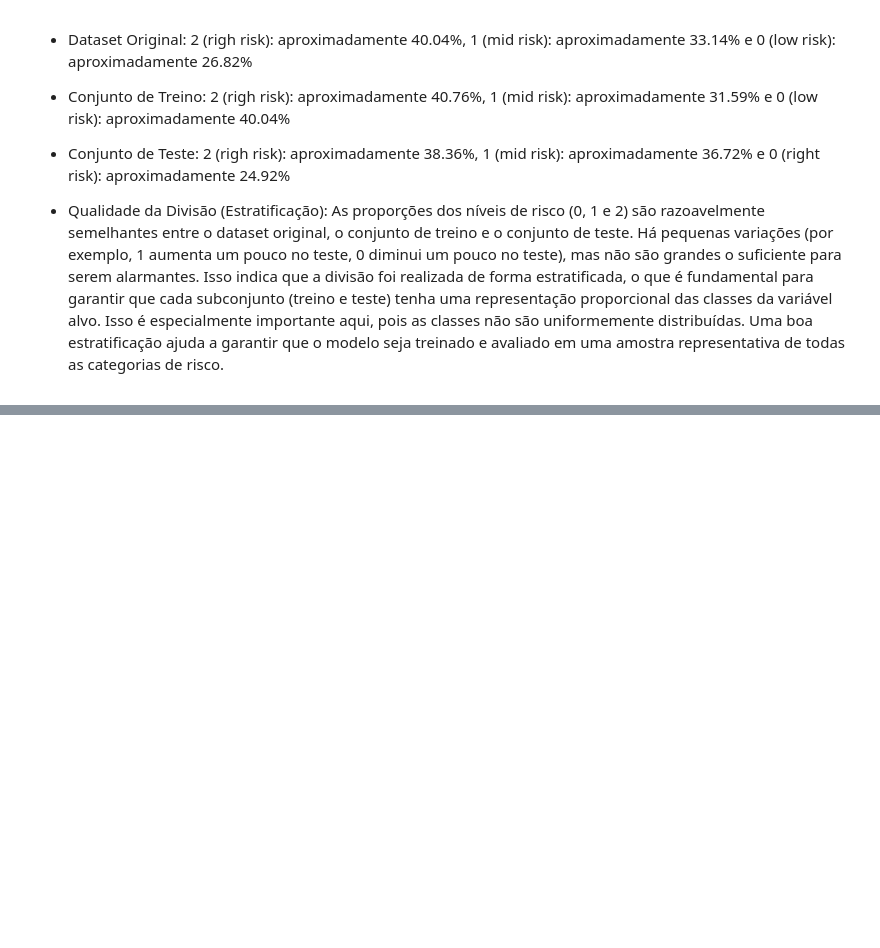
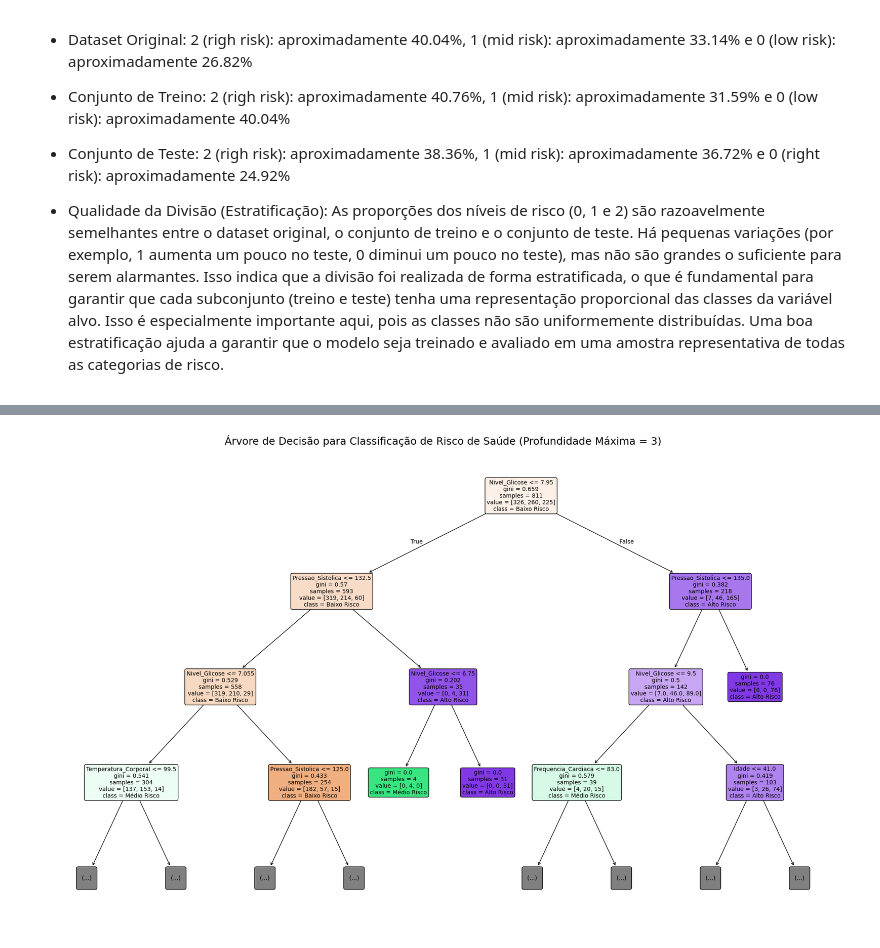
Before and after one commit to AlineFiori/MVP-Machine_Learning, a Jupyter notebook: Template_Análise_de_Dados_Pregnancy.ipynb, the cells around one changed output, grey strips where cells are left out. Cells and saved outputs as stored; diff of their text form; code cells hidden in the pictures; blank space fills up the shorter version.

```diff
--- a/Template_Análise_de_Dados_Pregnancy.ipynb
+++ b/Template_Análise_de_Dados_Pregnancy.ipynb
@@ -1070,0 +764,25 @@ Em resumo, para modelos que são sensíveis à multicolinearidade (como Regress
+# %%
+# 1. Dividir os dados em conjuntos de treino e teste
+# O 'random_state' garante que a divisão seja a mesma sempre que o código for executado
+X_train, X_test, y_train, y_test = train_test_split(X, y, test_size=0.2, random_state=42)
+
+print(f"Dimensão de X_train (treino): {X_train.shape}")
+print(f"Dimensão de X_test (teste): {X_test.shape}")
+print(f"Dimensão de y_train (treino): {y_train.shape}")
+print(f"Dimensão de y_test (teste): {y_test.shape}")
+
+# 2. Criar e treinar o modelo de Árvore de Decisão
+tree_model = DecisionTreeClassifier(random_state=42)
+tree_model.fit(X_train, y_train)
+
+# 3. Fazer previsões no conjunto de teste
+y_pred = tree_model.predict(X_test)
+
+# 4. Avaliar o desempenho do modelo
+accuracy = accuracy_score(y_test, y_pred)
+print(f"\n--- Desempenho do Modelo ---")
+print(f"Acurácia: {accuracy:.4f}")
+
+# Relatório de classificação detalhado
+print("\nRelatório de Classificação:")
+print(classification_report(y_test, y_pred, target_names=['Baixo Risco', 'Médio Risco', 'Alto Risco']))
@@ -1070,0 +852,22 @@ Em resumo, para modelos que são sensíveis à multicolinearidade (como Regress
+# %%
+# A Árvore de Decisão já foi treinada como `tree_model`
+# As features são as colunas de 'X', e os nomes das classes são os rótulos originais
+feature_names = X.columns.tolist()
+class_names = ['Baixo Risco', 'Médio Risco', 'Alto Risco']
+
+plt.figure(figsize=(25, 15)) # Aumenta o tamanho da figura para melhor visualização
+
+plot_tree(
+    tree_model,
+    feature_names=feature_names,
+    class_names=class_names,
+    filled=True,
+    rounded=True,
+    fontsize=10,
+    max_depth=3  # Limita a profundidade para facilitar a visualização
+)
+
+plt.title("Árvore de Decisão para Classificação de Risco de Saúde (Profundidade Máxima = 3)", fontsize=18)
+plt.show()
+# %% [output]
+[figure, added]
```
Also changed, not shown: parts of 36 cells of this notebook.
